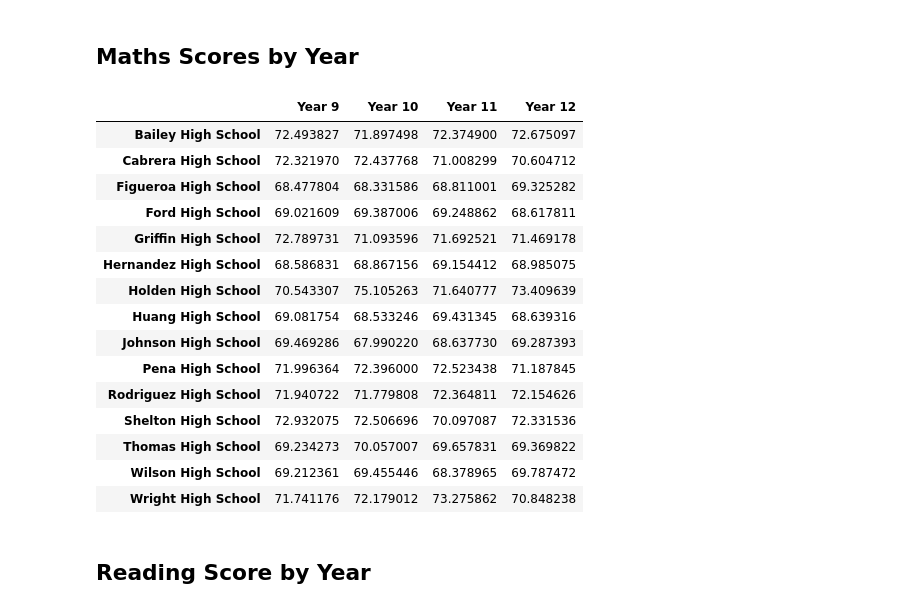
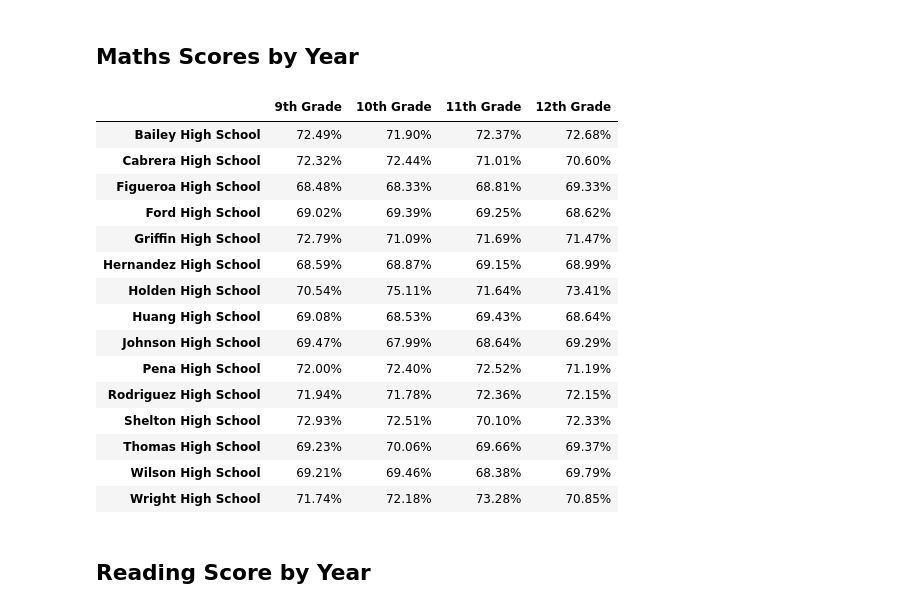
Before and after one commit to umasel/pandas_challenge, a Jupyter notebook: PyCitySchools/PyCitySchools_starter.ipynb, the cells around one changed output. Saved outputs shown, nothing was run; the diff lists cells and outputs as text; code cells hidden in the pictures.

```diff
--- a/PyCitySchools/PyCitySchools_starter.ipynb
+++ b/PyCitySchools/PyCitySchools_starter.ipynb
@@ -160,41 +179,44 @@ bottom_schools.head(5)
 # %%
 # Create data series of scores by year levels using conditionals
 year_nine = school_data_complete[(school_data_complete["year"] == 9)]
 year_ten = school_data_complete[(school_data_complete["year"] == 10)]
 year_eleven = school_data_complete[(school_data_complete["year"] == 11)]
 year_twelve = school_data_complete[(school_data_complete["year"] == 12)]
 
 # Group each by school name
-year_nine_scores =
-year_ten_scores =
-year_eleven_scores =
-year_twelve_scores =
+year_nine_scores =school_data_complete.loc[school_data_complete["year"] == 9].groupby("school_name")["maths_score"].mean()
+year_ten_scores =school_data_complete.loc[school_data_complete["year"] == 10].groupby("school_name")["maths_score"].mean()
+year_eleven_scores =school_data_complete.loc[school_data_complete["year"] == 11].groupby("school_name")["maths_score"].mean()
+year_twelve_scores =school_data_complete.loc[school_data_complete["year"] == 12].groupby("school_name")["maths_score"].mean()
 
 # Combine series into single DataFrame
-maths_scores_by_year =
+maths_scores_by_year =pd.concat([year_nine_scores, year_ten_scores, year_eleven_scores, year_twelve_scores], axis=1)
+
 
 # Minor data wrangling
 maths_scores_by_year.index.name = None
+maths_scores_by_year.columns = ["9th Grade", "10th Grade", "11th Grade", "12th Grade"]
+maths_scores_by_year[["9th Grade", "10th Grade", "11th Grade", "12th Grade"]] = maths_scores_by_year[["9th Grade", "10th Grade", "11th Grade", "12th Grade"]].applymap("{:,.2f}%".format)
 
 # Display the DataFrame
 maths_scores_by_year
 # %% [output]
-|  | Year 9 | Year 10 | Year 11 | Year 12 |
-| Bailey High School | 72.493827 | 71.897498 | 72.374900 | 72.675097 |
-| Cabrera High School | 72.321970 | 72.437768 | 71.008299 | 70.604712 |
-| Figueroa High School | 68.477804 | 68.331586 | 68.811001 | 69.325282 |
-| Ford High School | 69.021609 | 69.387006 | 69.248862 | 68.617811 |
-| Griffin High School | 72.789731 | 71.093596 | 71.692521 | 71.469178 |
-| Hernandez High School | 68.586831 | 68.867156 | 69.154412 | 68.985075 |
-| Holden High School | 70.543307 | 75.105263 | 71.640777 | 73.409639 |
-| Huang High School | 69.081754 | 68.533246 | 69.431345 | 68.639316 |
-| Johnson High School | 69.469286 | 67.990220 | 68.637730 | 69.287393 |
-| Pena High School | 71.996364 | 72.396000 | 72.523438 | 71.187845 |
-| Rodriguez High School | 71.940722 | 71.779808 | 72.364811 | 72.154626 |
-| Shelton High School | 72.932075 | 72.506696 | 70.097087 | 72.331536 |
-| Thomas High School | 69.234273 | 70.057007 | 69.657831 | 69.369822 |
-| Wilson High School | 69.212361 | 69.455446 | 68.378965 | 69.787472 |
-| Wright High School | 71.741176 | 72.179012 | 73.275862 | 70.848238 |
+|  | 9th Grade | 10th Grade | 11th Grade | 12th Grade |
+| Bailey High School | 72.49% | 71.90% | 72.37% | 72.68% |
+| Cabrera High School | 72.32% | 72.44% | 71.01% | 70.60% |
+| Figueroa High School | 68.48% | 68.33% | 68.81% | 69.33% |
+| Ford High School | 69.02% | 69.39% | 69.25% | 68.62% |
+| Griffin High School | 72.79% | 71.09% | 71.69% | 71.47% |
+| Hernandez High School | 68.59% | 68.87% | 69.15% | 68.99% |
+| Holden High School | 70.54% | 75.11% | 71.64% | 73.41% |
+| Huang High School | 69.08% | 68.53% | 69.43% | 68.64% |
+| Johnson High School | 69.47% | 67.99% | 68.64% | 69.29% |
+| Pena High School | 72.00% | 72.40% | 72.52% | 71.19% |
+| Rodriguez High School | 71.94% | 71.78% | 72.36% | 72.15% |
+| Shelton High School | 72.93% | 72.51% | 70.10% | 72.33% |
+| Thomas High School | 69.23% | 70.06% | 69.66% | 69.37% |
+| Wilson High School | 69.21% | 69.46% | 68.38% | 69.79% |
+| Wright High School | 71.74% | 72.18% | 73.28% | 70.85% |
 # %% [markdown]
 ## Reading Score by Year
 # %%
```
Also changed, not shown: parts of 23 cells of this notebook, 2 other files.
